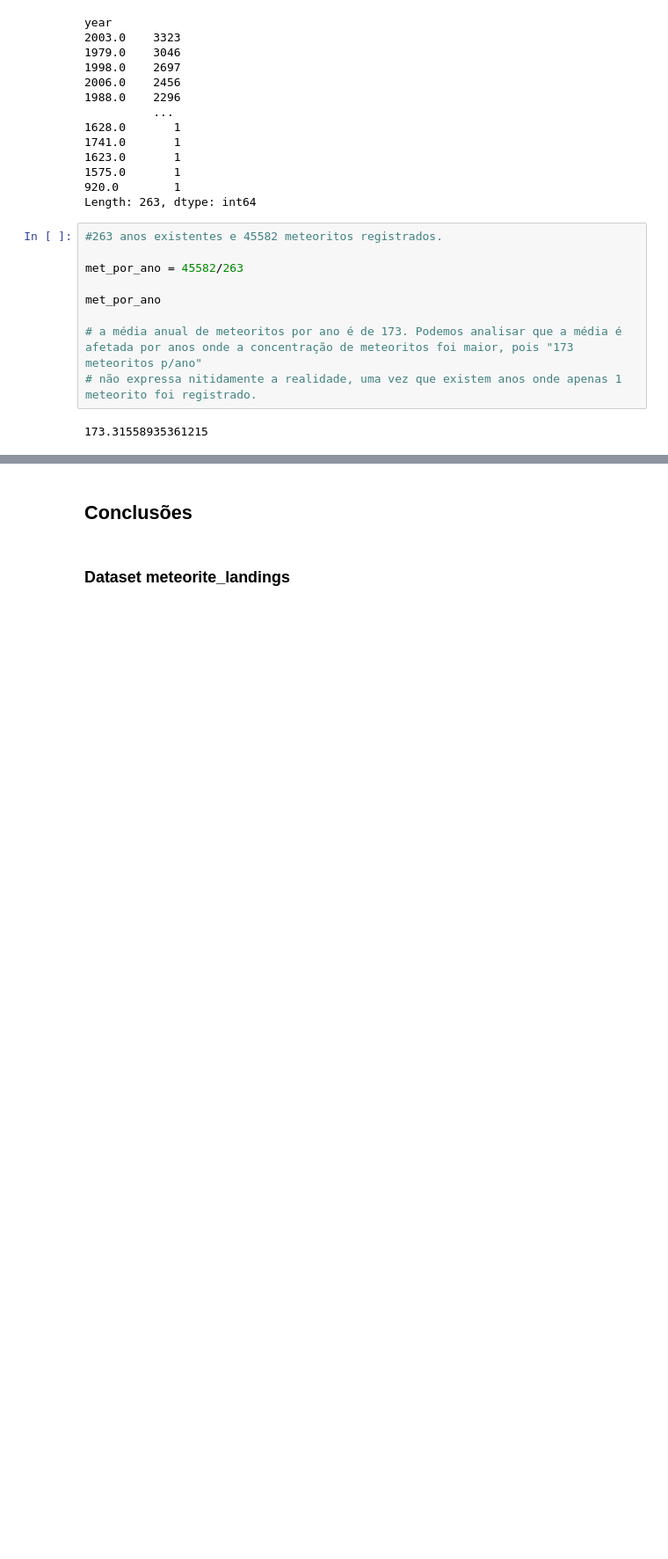
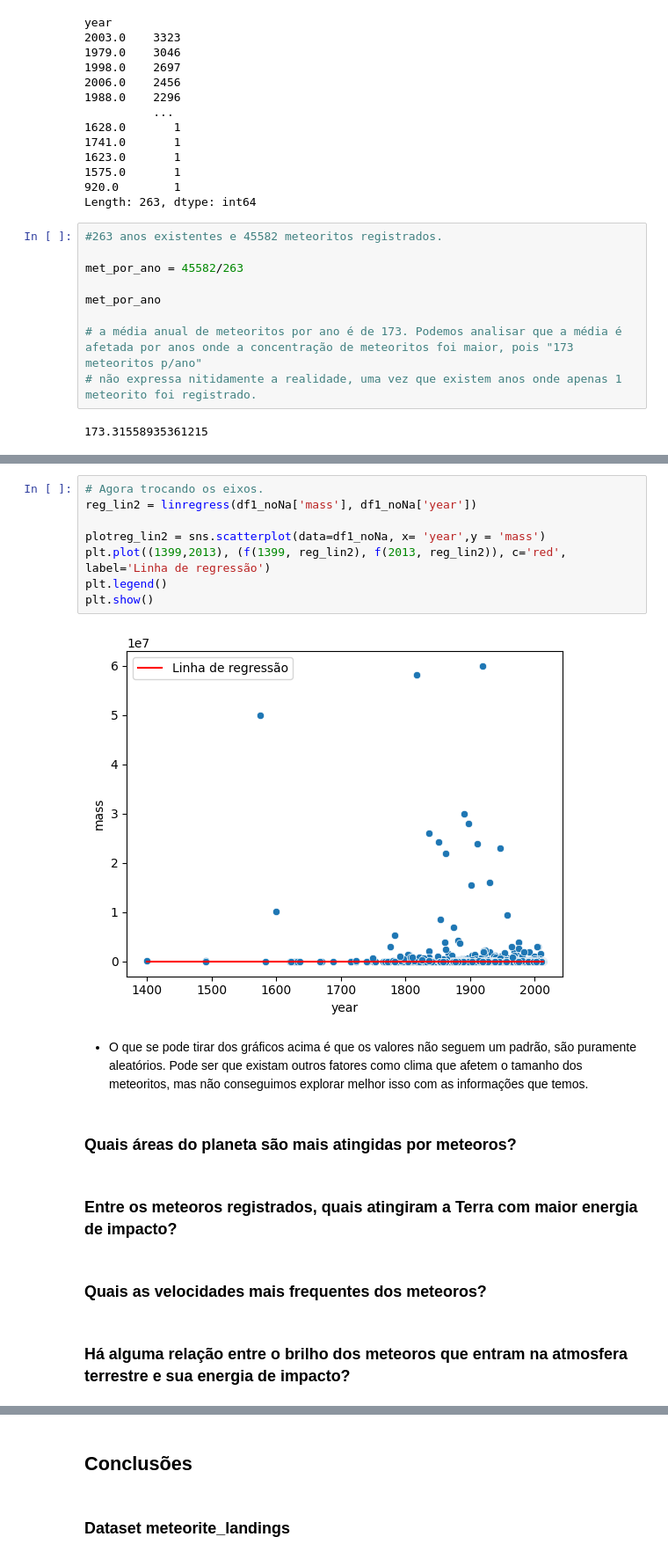
Before and after one commit to biabcaval/Projeto-ICD-analise-meteoros, a Jupyter notebook: relatório_final.ipynb, the cells around one changed output, grey strips where cells are left out. Shown at 88% size. Saved outputs shown, nothing was run; the diff lists cells and outputs as text; blank space fills up the shorter version.

```diff
--- a/relatório_final.ipynb
+++ b/relatório_final.ipynb
@@ -300,0 +331,20 @@ met_por_ano
+# %%
+# Agora trocando os eixos.
+reg_lin2 = linregress(df1_noNa['mass'], df1_noNa['year'])
+
+plotreg_lin2 = sns.scatterplot(data=df1_noNa, x= 'year',y = 'mass')
+plt.plot((1399,2013), (f(1399, reg_lin2), f(2013, reg_lin2)), c='red', label='Linha de regressão')
+plt.legend()
+plt.show()
+# %% [output]
+[figure, added]
+# %% [markdown]
+- O que se pode tirar dos gráficos acima é que os valores não seguem um padrão, são puramente aleatórios. Pode ser que existam outros fatores como clima que afetem o tamanho dos meteoritos, mas não conseguimos explorar melhor isso com as informações que temos.
+# %% [markdown]
+### Quais áreas do planeta são mais atingidas por meteoros?
+# %% [markdown]
+### Entre os meteoros registrados, quais atingiram a Terra com maior energia de impacto?
+# %% [markdown]
+### Quais as velocidades mais frequentes dos meteoros?
+# %% [markdown]
+### Há alguma relação entre o brilho dos meteoros que entram na atmosfera terrestre e sua energia de impacto?
```
Also changed, not shown: parts of 7 cells of this notebook, 1 other file.
